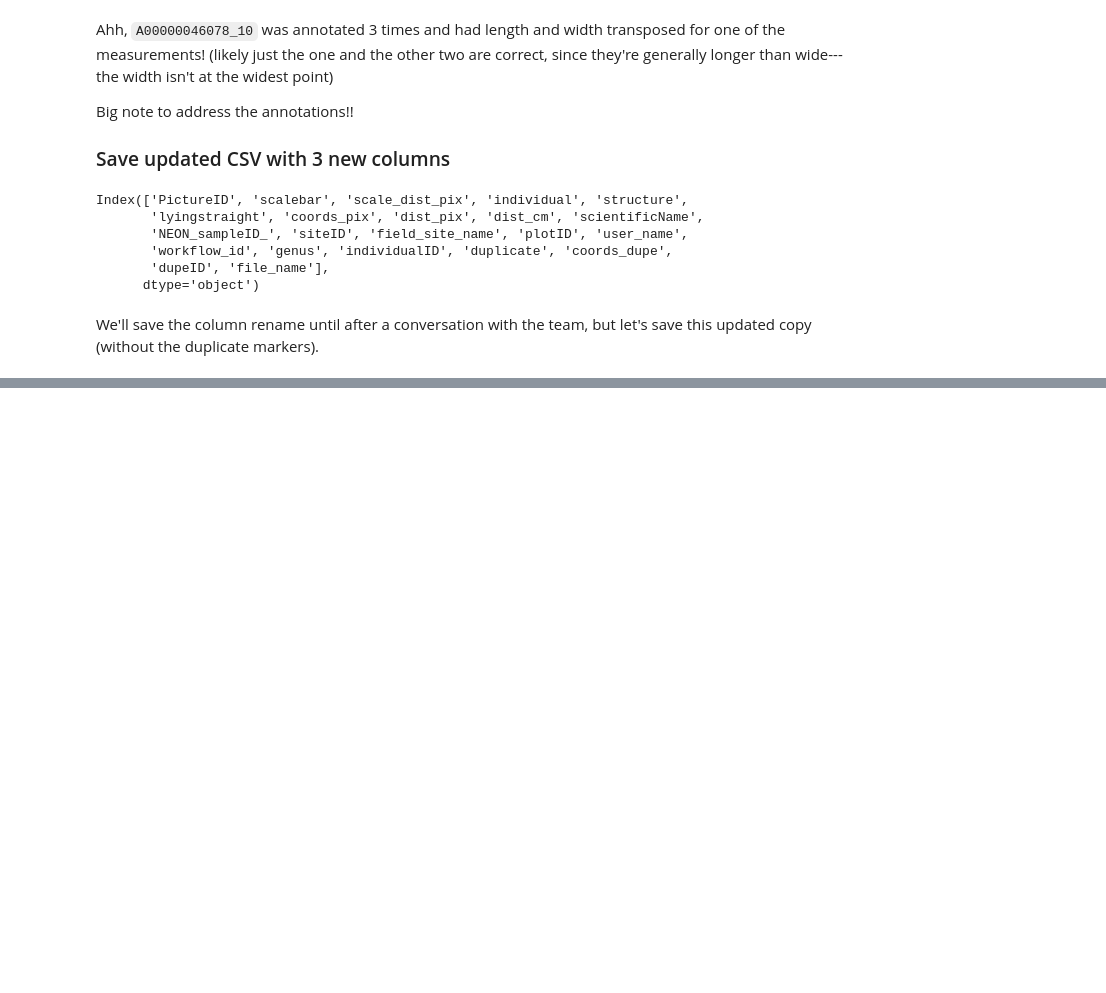
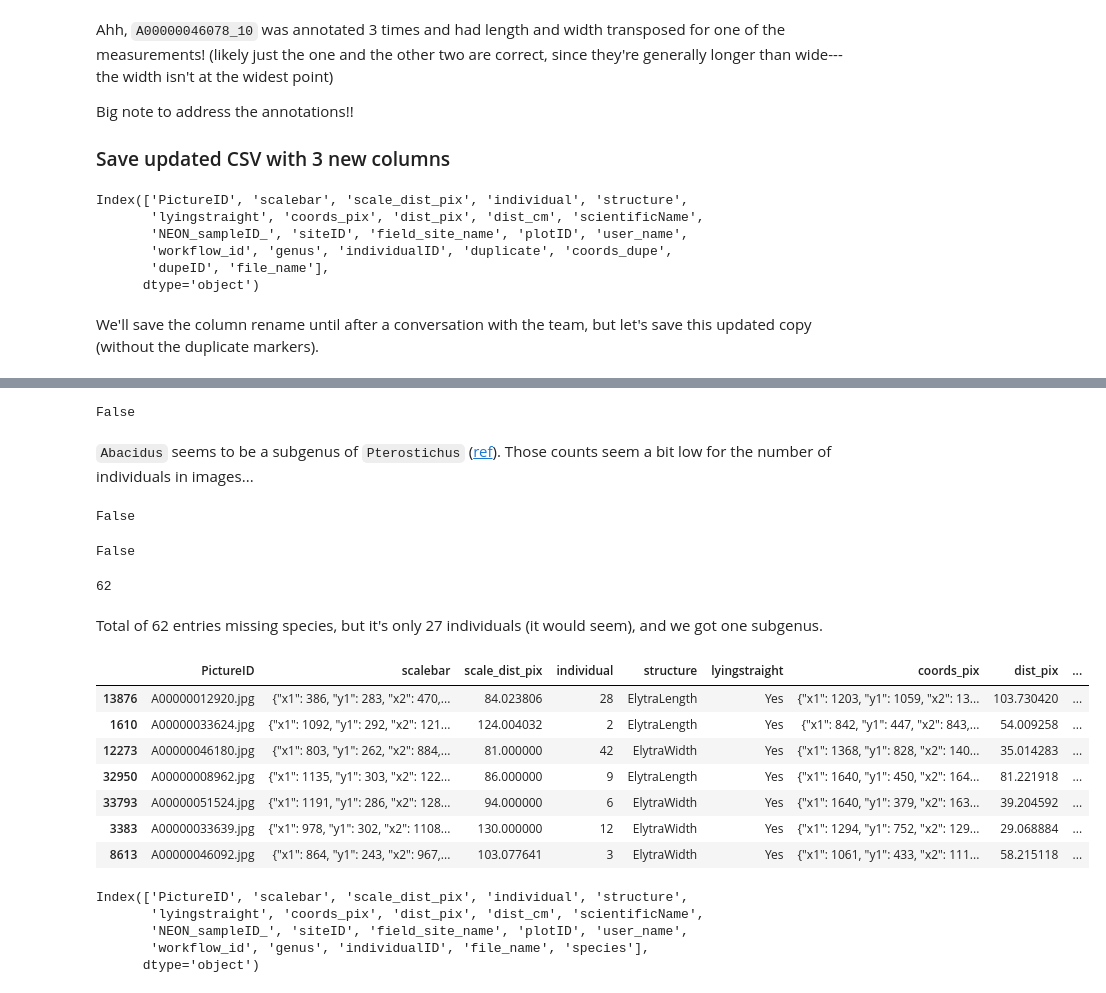
Before and after one commit to Imageomics/2018-NEON-beetles-processing, a Jupyter notebook: notebooks/EDA-0-1.ipynb, the cells around one changed output, grey strips where cells are left out. Saved outputs shown, nothing was run; the diff lists cells and outputs as text; code cells hidden in the pictures; blank space fills up the shorter version.

Commit message:
Standardize column names in BeetleMeasurements CSV and add species column (with some exploration)

```diff
--- a/notebooks/EDA-0-1.ipynb
+++ b/notebooks/EDA-0-1.ipynb
@@ -298,0 +303,3 @@ df[cols_to_keep].to_csv("../data/BeetleMeasurements.csv", index = False)
+# %%
+df = pd.read_csv("https://huggingface.co/datasets/imageomics/BeetlePalooza/resolve/190cfc9c71b813b8faa338d251d3d02ee8dc14a9/BeetleMeasurements.csv", low_memory = False)
+df.head()
@@ -298,0 +315,18 @@ df[cols_to_keep].to_csv("../data/BeetleMeasurements.csv", index = False)
+# %%
+longer_sp_names = []
+
+def get_species(sciName):
+    if (type(sciName) != float) and ("sp." not in sciName):
+        names = sciName.split(" ")
+        if len(names) == 2:
+            return(names[1])
+        elif len(names) > 2:
+            longer_sp_names.append(sciName)
+            genus_ = names[0] + " "
+            return sciName.split(sep = genus_)[1]
+    return np.nan
+# %%
+df["species"] = df["scientificName"].apply(get_species)
+print(f"Among our 36 unique genera we have {df['species'].nunique()} unique species")
+print(f"There are {len(set(longer_sp_names))} species labels longer than one word; their scientific names are: {set(longer_sp_names)}")
+print(f"We have {df.loc[df['species'].isna(), 'individualID'].nunique()} individuals not labeled to the species level; {df.loc[(df['species'].isna()) & (df['scientificName'].isna()), 'individualID'].nunique()} of them don't even have a scientific name label.")
@@ -298,0 +348,39 @@ df[cols_to_keep].to_csv("../data/BeetleMeasurements.csv", index = False)
+# %%
+"Abacidus" in list(df["genus"].unique())
+# %% [output]
+False
+# %% [markdown]
+`Abacidus` seems to be a subgenus of `Pterostichus` ([ref](https://bugguide.net/node/view/1740293)). Those counts seem a bit low for the number of individuals in images...
+# %%
+"sp" in list(df["species"].unique())
+# %% [output]
+False
+# %%
+"(" in list(df["species"].unique())
+# %% [output]
+False
+# %%
+df["species"].isna().sum()
+# %% [output]
+62
+# %% [markdown]
+Total of 62 entries missing species, but it's only 27 individuals (it would seem), and we got one subgenus.
+# %%
+df.sample(7)
+# %% [output]
+|  | PictureID | scalebar | scale_dist_pix | individual | structure | lyingstraight | coords_pix | dist_pix | ... |
+| 13876 | A00000012920.jpg | {"x1": 386, "y1": 283, "x2": 470,... | 84.023806 | 28 | ElytraLength | Yes | {"x1": 1203, "y1": 1059, "x2": 13... | 103.730420 | ... |
+| 1610 | A00000033624.jpg | {"x1": 1092, "y1": 292, "x2": 121... | 124.004032 | 2 | ElytraLength | Yes | {"x1": 842, "y1": 447, "x2": 843,... | 54.009258 | ... |
+| 12273 | A00000046180.jpg | {"x1": 803, "y1": 262, "x2": 884,... | 81.000000 | 42 | ElytraWidth | Yes | {"x1": 1368, "y1": 828, "x2": 140... | 35.014283 | ... |
+| 32950 | A00000008962.jpg | {"x1": 1135, "y1": 303, "x2": 122... | 86.000000 | 9 | ElytraLength | Yes | {"x1": 1640, "y1": 450, "x2": 164... | 81.221918 | ... |
+| 33793 | A00000051524.jpg | {"x1": 1191, "y1": 286, "x2": 128... | 94.000000 | 6 | ElytraWidth | Yes | {"x1": 1640, "y1": 379, "x2": 163... | 39.204592 | ... |
+| 3383 | A00000033639.jpg | {"x1": 978, "y1": 302, "x2": 1108... | 130.000000 | 12 | ElytraWidth | Yes | {"x1": 1294, "y1": 752, "x2": 129... | 29.068884 | ... |
+| 8613 | A00000046092.jpg | {"x1": 864, "y1": 243, "x2": 967,... | 103.077641 | 3 | ElytraWidth | Yes | {"x1": 1061, "y1": 433, "x2": 111... | 58.215118 | ... |
+# %%
+df.columns
+# %% [output]
+Index(['PictureID', 'scalebar', 'scale_dist_pix', 'individual', 'structure',
+       'lyingstraight', 'coords_pix', 'dist_pix', 'dist_cm', 'scientificName',
+       'NEON_sampleID_', 'siteID', 'field_site_name', 'plotID', 'user_name',
+       'workflow_id', 'genus', 'individualID', 'file_name', 'species'],
+      dtype='object')
```
Also changed, not shown: parts of 12 cells of this notebook, 1 other file.
